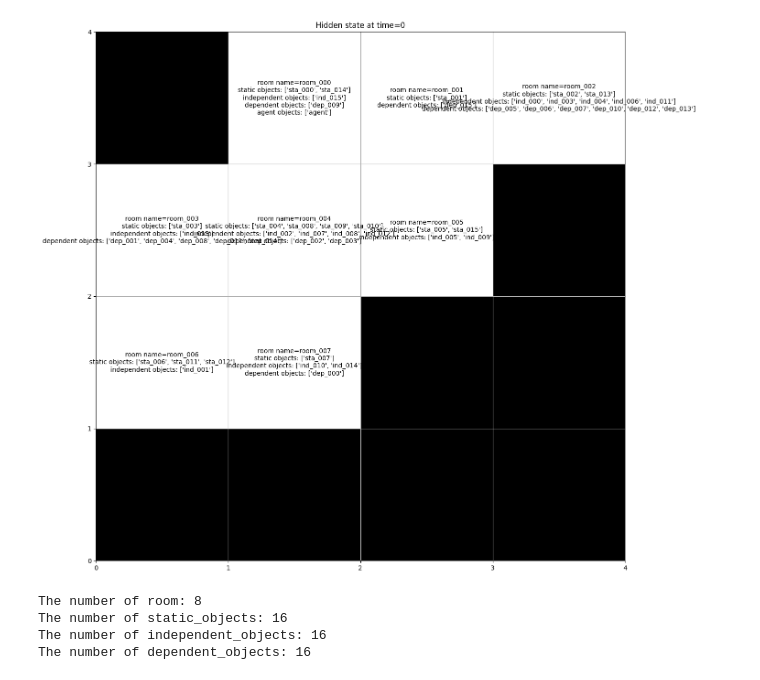
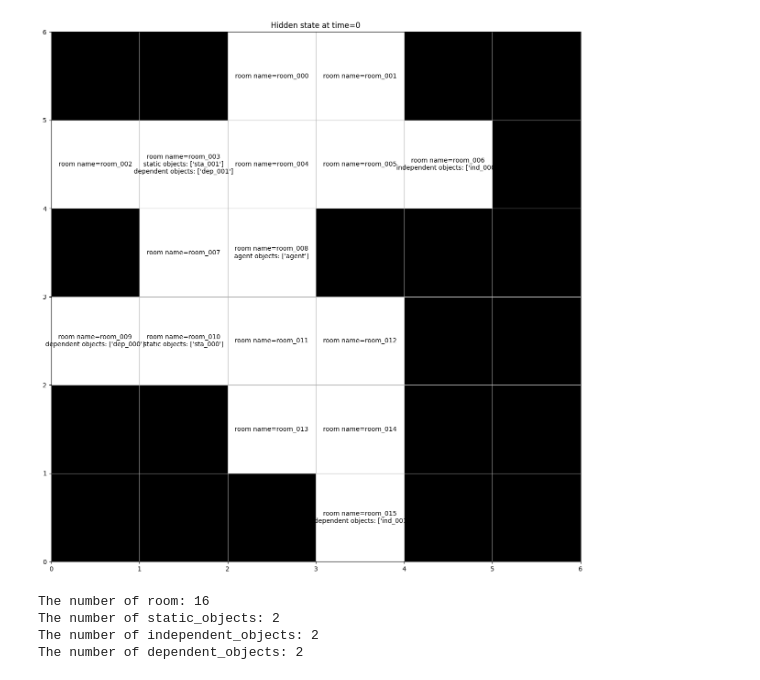
Before and after one commit to humemai/room-env, a Jupyter notebook: room-env-v2.ipynb, the cells around one changed output. Cells and saved outputs as stored; diff of their text form; code cells hidden in the pictures.

```diff
--- a/room-env-v2.ipynb
+++ b/room-env-v2.ipynb
@@ -30,0 +37,17 @@ The config will be saved as ./room_env/data/room-config-foo-v2.json
+# %%
+from room_env.envs.room2 import RoomEnv2
+
+env_config = {
+    "question_prob": 1.0,
+    "seed": 0,
+    "terminates_at": 99,
+    "randomize_observations": True,
+    "room_size": "m",
+    "include_walls_in_observations": False,
+}
+
+env = RoomEnv2(**env_config)
+observations, info = env.reset()
+env.render("image", save_fig_dir="./DEBUG/")
+for key, val in env.names.items():
+    print(f"The number of {key}: {len(val)}")
@@ -77,10 +106,15 @@ from room_env.envs.room2 import RoomEnv2
 
 env_config = {
     "question_prob": 1.0,
-    "seed": 2,
+    "seed": 0,
     "terminates_at": 99,
-    "randomize_observations": True,
+    "randomize_observations": False,
     "room_size": "s",
+    "make_everything_static": False,
+    "rewards": {"correct": 1, "wrong": -1, "partial": -1},
+    "num_total_questions": 100,
+    "question_interval": 1,
+    "include_walls_in_observations": True,
 }
 
 env = RoomEnv2(**env_config)
@@ -99,10 +133,15 @@ from room_env.envs.room2 import RoomEnv2
 
 env_config = {
     "question_prob": 1.0,
-    "seed": 3,
+    "seed": 0,
     "terminates_at": 99,
-    "randomize_observations": True,
+    "randomize_observations": False,
     "room_size": "m",
+    "make_everything_static": False,
+    "rewards": {"correct": 1, "wrong": -1, "partial": -1},
+    "num_total_questions": 100,
+    "question_interval": 1,
+    "include_walls_in_observations": True,
 }
 
 env = RoomEnv2(**env_config)
@@ -119,25 +158,30 @@ The number of dependent_objects: 8
 # %%
 from room_env.envs.room2 import RoomEnv2
 
 env_config = {
     "question_prob": 1.0,
-    "seed": 2,
+    "seed": 0,
     "terminates_at": 99,
-    "randomize_observations": True,
+    "randomize_observations": False,
     "room_size": "l",
+    "make_everything_static": False,
+    "rewards": {"correct": 1, "wrong": -1, "partial": -1},
+    "num_total_questions": 100,
+    "question_interval": 1,
+    "include_walls_in_observations": True,
 }
 
 env = RoomEnv2(**env_config)
 observations, info = env.reset()
 env.render("image", save_fig_dir="./DEBUG/")
 for key, val in env.names.items():
     print(f"The number of {key}: {len(val)}")
 # %% [output]
-[figure, old version]
+[figure, new version]
-The number of room: 8
-The number of static_objects: 16
-The number of independent_objects: 16
-The number of dependent_objects: 16
+The number of room: 16
+The number of static_objects: 2
+The number of independent_objects: 2
+The number of dependent_objects: 2
 # %%
 from room_env.envs.room2 import RoomEnv2
 
```
Also changed, not shown: parts of 8 cells of this notebook, 18 other files.
